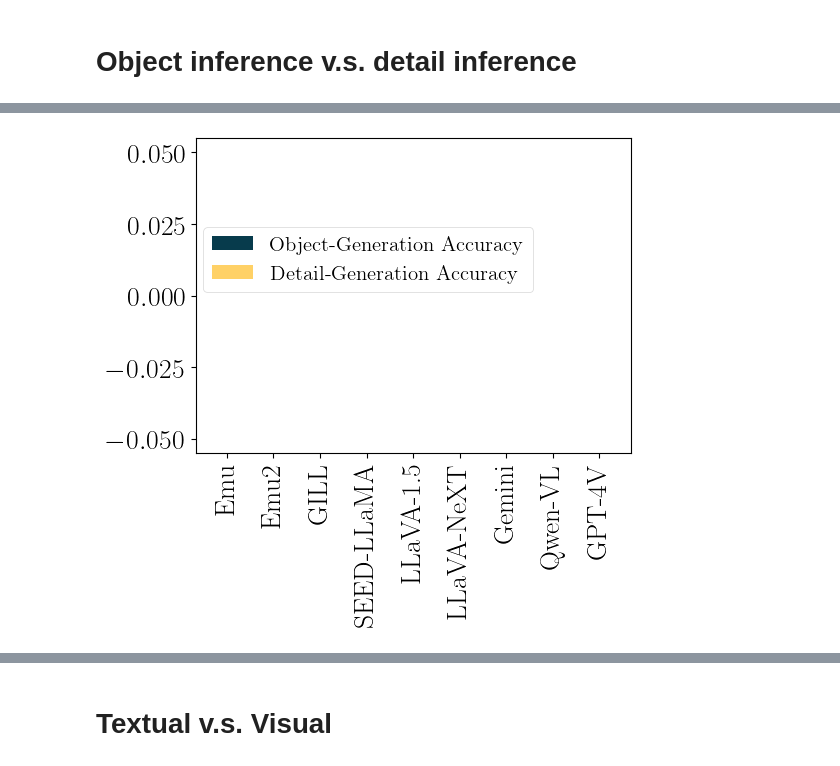
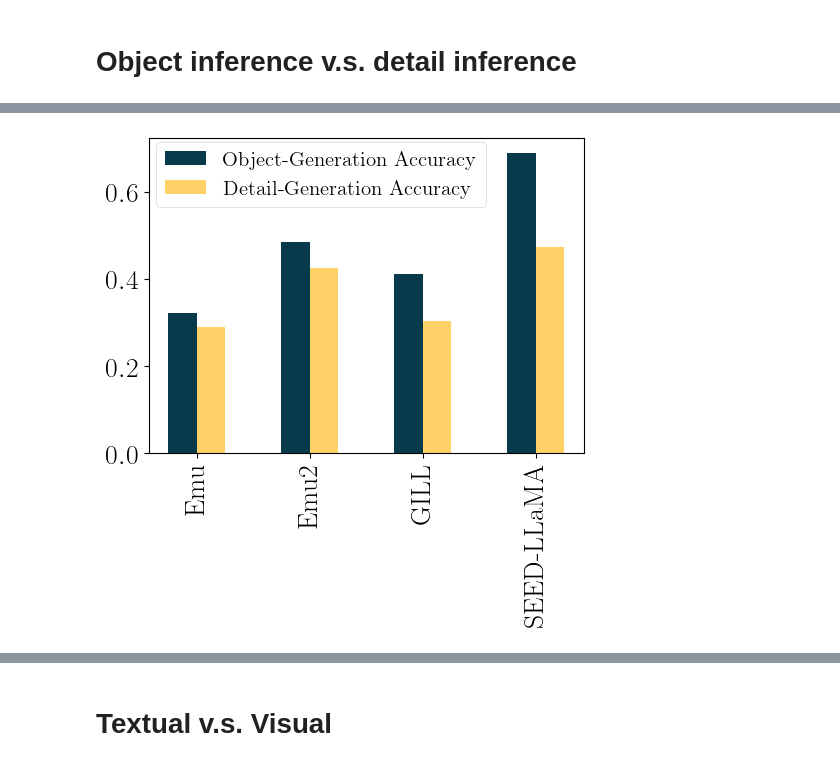
Before and after one commit to UW-Madison-Lee-Lab/CoBSAT, a Jupyter notebook: analysis/plot.ipynb, the cells around one changed output, grey strips where cells are left out. Cells and saved outputs as stored; diff of their text form; code cells hidden in the pictures.

Commit message:
plot update

```diff
--- a/analysis/plot.ipynb
+++ b/analysis/plot.ipynb
@@ -49,9 +49,11 @@ def get_acc(
         (df['shot'] == shot) &
         (df['task_id'] == task_id) &
         (df['prompt_type'] == prompt_type) &
-        (df['data_mode'] == data_mode)
+        (df['data_mode'] == data_mode) &
+        (df['finetuned'] == 0) &
+        (df['eval_mllm'] == 'llava')
     ]
-    print(run_df)
+
     if len(run_df):
         # check whether it is nan or not
         if np.isnan(float(run_df[metric].iloc[0])):
@@ -82,13 +84,14 @@ model_dict = {
     },
     'text': {
         'emu': 'Emu',
-        'emu2': 'Emu2',
+        # 'emu2': 'Emu2',
         'gill': 'GILL',
         'seed': 'SEED-LLaMA',
-        'llava': 'LLaVA-1.5',
-        'llava16': 'LLaVA-NeXT',
+        # 'llava': 'LLaVA-1.5',
+        # 'llava16': 'LLaVA-NeXT',
+        'qwen': 'Qwen-VL',
         'gemini': 'Gemini',
-        'qwen': 'Qwen-VL',
+        'claude': 'Claude',
         'gpt4v': 'GPT-4V',
     }
 }
@@ -97,8 +100,8 @@ colors = ['#073B4C','#FFD166','#06D6A0','#118AB2', '#DD3497', '#AE017E', '#7A017
 markers = ['o', '<', 's', 'p', 'P', 'X', 'D', 'd', 'v', 'h', 'H', '8', '>', '*', '1', '2', '3', '4', 'x', '+', '|', '_']
 plt.rc('font', family='serif', serif='times new roman')
 plt.rc('text', usetex=True)
-plt.rc('xtick', labelsize=20)
-plt.rc('ytick', labelsize=20)
+plt.rc('xtick', labelsize=28)
+plt.rc('ytick', labelsize=28)
 mpl.rcParams['patch.linewidth']=0.5 #width of the boundary of legend
 # %% [markdown]
 # Overall Perforamnce Report
@@ -451,7 +549,7 @@ for model_mode in ['text', 'image']:
 # %% [markdown]
 # Object inference v.s. detail inference
 # %%
-model_mode = 'text'
+model_mode = 'image'
 prompt_type = 'default'
 width, height = 5,5
 num_shot = 2
@@ -459,42 +557,40 @@ wspace = 1
 barspace = 10
 data_mode = 'default'
 
-for model_mode in ['text', 'image']:
-    for prompt_type in [0,1]:
-        results = {}
-        for metric in ['obj', 'detail']:
-            results[metric] = {}
-            for model in model_dict[model_mode]:
-                results[metric][model] = {}
-                for shot in [num_shot]:
-                    results[metric][model][shot] = []
-                    for task_id in task_dataframe:
-                        results[metric][model][shot].append(get_acc(
-                            model = model,
-                            mode = model_mode,
-                            shot = shot,
-                            task_id = task_id,
-                            metric = metric,
-                            prompt_type = prompt_type,
-                            data_mode = data_mode,
-                        ))
-                        print(results[metric][model][shot][-1])
-                    results[metric][model][shot] = np.mean(results[metric][model][shot])
+results = {}
+for metric in ['obj', 'detail']:
+    results[metric] = {}
+    for model in model_dict[model_mode]:
+        results[metric][model] = {}
+        for shot in [num_shot]:
+            results[metric][model][shot] = []
+            for task_id in task_dataframe:
+                results[metric][model][shot].append(get_acc(
+                    model = model,
+                    mode = model_mode,
+                    shot = shot,
+                    task_id = task_id,
+                    metric = metric,
+                    prompt_type = prompt_type,
+                    data_mode = data_mode,
+                ))
 
-        fig, ax = plt.subplots(nrows = 1, ncols = 1)
-        fig.subplots_adjust(left=0.11, bottom=.35, right=0.98, top=.98, wspace=0, hspace = 0.3) #margin of the figure
-        fig.set_size_inches(width, height)
+            results[metric][model][shot] = np.mean(results[metric][model][shot])
 
-        xticklabels = []
-        for i, model in enumerate(model_dict[model_mode]):
-            ax.bar(barspace*i, results['obj'][model][num_shot], width = bar_width, color = colors[0], label = 'Object-Generation Accuracy')
-            ax.bar(barspace*i + bar_width, results['detail'][model][num_shot], width = bar_width, color = colors[1], label = 'Detail-Generation Accuracy')
-            xticklabels.append(model_dict[model_mode][model])
+fig, ax = plt.subplots(nrows = 1, ncols = 1)
+fig.subplots_adjust(left=0.11, bottom=.35, right=0.98, top=.98, wspace=0, hspace = 0.3) #margin of the figure
+fig.set_size_inches(width, height)
 
-            if i == 0: ax.legend(bbox_to_anchor=(.8, .75), ncol=1, fontsize=15)
+xticklabels = []
+for i, model in enumerate(model_dict[model_mode]):
+    ax.bar(barspace*i, results['obj'][model][num_shot], width = bar_width, color = colors[0], label = 'Object-Generation Accuracy')
+    ax.bar(barspace*i + bar_width, results['detail'][model][num_shot], width = bar_width, color = colors[1], label = 'Detail-Generation Accuracy')
+    xticklabels.append(model_dict[model_mode][model])
 
-        ax.set_xticks(barspace*np.arange(len(model_dict[model_mode]))+bar_width/2)
-        ax.set_xticklabels(xticklabels, rotation = 90)
-        fig.savefig(f'{root_dir}/figures/impact_obj_detail_shot_{num_shot}_{model_mode}_{prompt_type}.pdf')
-        plt.show()
+    if i == 0: ax.legend(bbox_to_anchor=(.8, .75), ncol=1, fontsize=15)
+
+ax.set_xticks(barspace*np.arange(len(model_dict[model_mode]))+bar_width/2)
+ax.set_xticklabels(xticklabels, rotation = 90)
+fig.savefig(f'{root_dir}/figures/impact_obj_detail_shot_{num_shot}_{model_mode}_{prompt_type}.pdf')
+plt.show()
 # %% [output]
@@ -518 +597 @@ for model_mode in ['text', 'image']:
-[figure, old version]
+[figure, new version]
```
Also changed, not shown: parts of 9 cells of this notebook, 1 other file.
